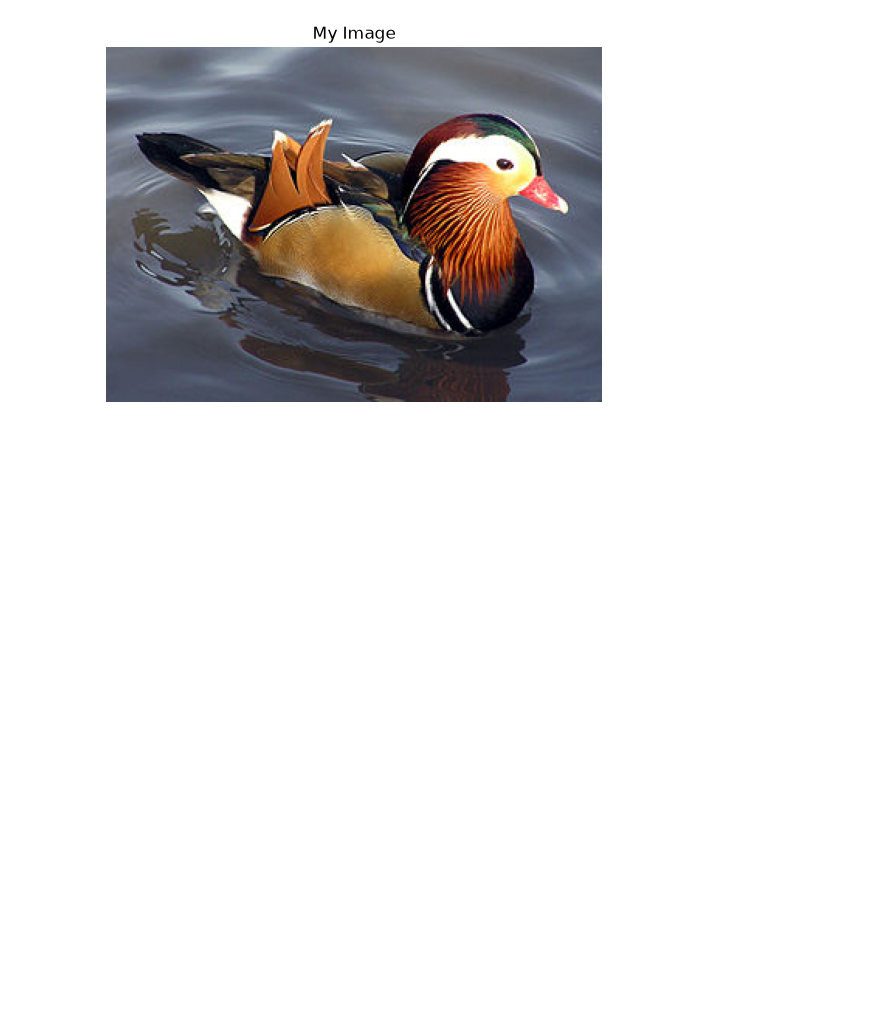
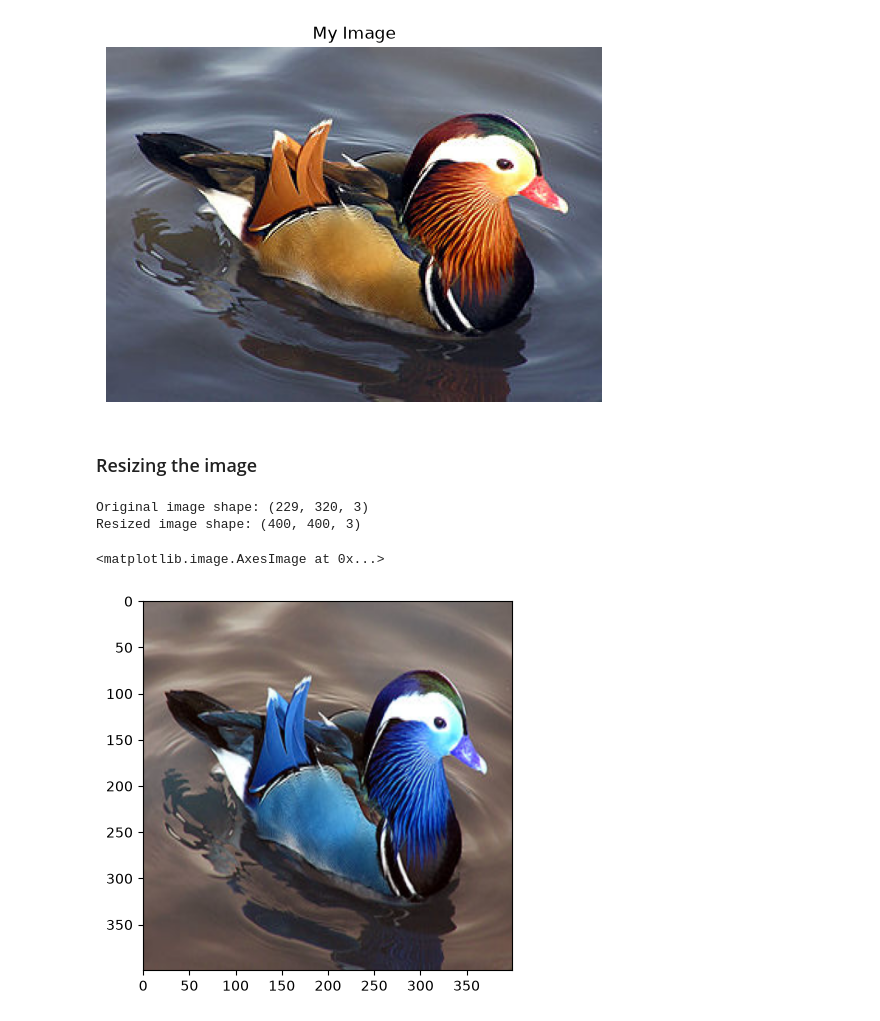
Before and after one commit to dennisumoh325/Computer-Vision, a Jupyter notebook: OpenCV_for_images.ipynb, the cells around one changed output. Drawn from its saved outputs; the diff is of its cells as text; code cells hidden in the pictures; blank space fills up the shorter version.

```diff
--- a/OpenCV_for_images.ipynb
+++ b/OpenCV_for_images.ipynb
@@ -37,3 +37,19 @@ else:
     print("Image not found. Check your file path.")
 # %% [output]
 [figure]
+# %% [markdown]
+### Resizing the image
+# %%
+height = 400
+width = 400
+dimensions = (width, height)
+new_image = cv2.resize(image, dimensions )
+print("Original image shape:", image.shape)
+print("Resized image shape:", new_image.shape)
+cv2.imshow('Resized Image', new_image)
+plt.imshow(new_image)
+# %% [output]
+Original image shape: (229, 320, 3)
+Resized image shape: (400, 400, 3)
+<matplotlib.image.AxesImage at 0x...>
+[figure, added]
```
Also changed, not shown: parts of 2 cells of this notebook.
